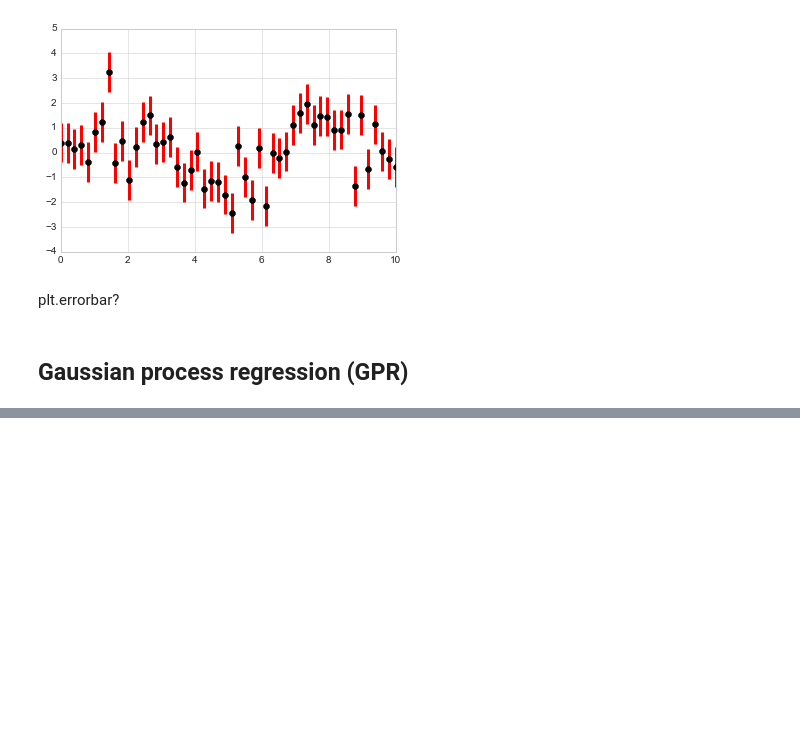
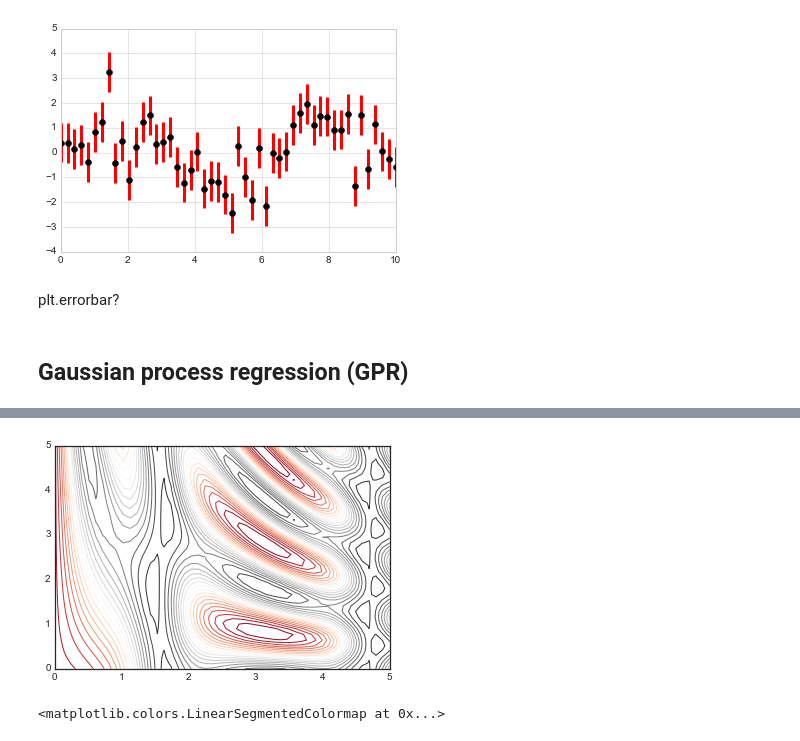
Before and after one commit to davejscott/PythonDataScience, a Jupyter notebook: MatplotlibPractice.ipynb, the cells around one changed output, grey strips where cells are left out. Saved outputs shown, nothing was run; the diff lists cells and outputs as text; code cells hidden in the pictures; blank space fills up the shorter version.

```diff
--- a/MatplotlibPractice.ipynb
+++ b/MatplotlibPractice.ipynb
@@ -339,0 +372,8 @@ GaussianProcessRegressor?
+# %%
+plt.contour(X, Y, Z, 20, cmap='RdGy'); #colour code for the negative sections
+# %% [output]
+[figure, added]
+# %%
+plt.cm.summer
+# %% [output]
+<matplotlib.colors.LinearSegmentedColormap at 0x...>
```
Also changed, not shown: parts of 64 cells of this notebook.
